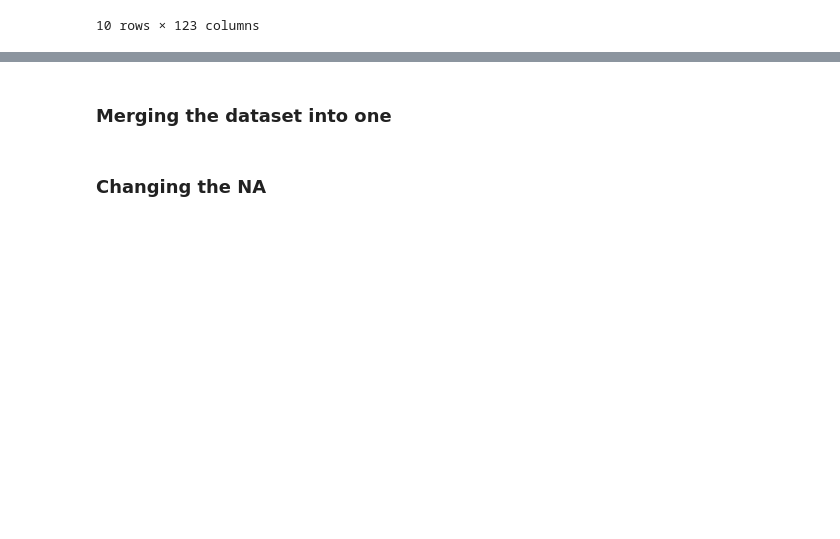
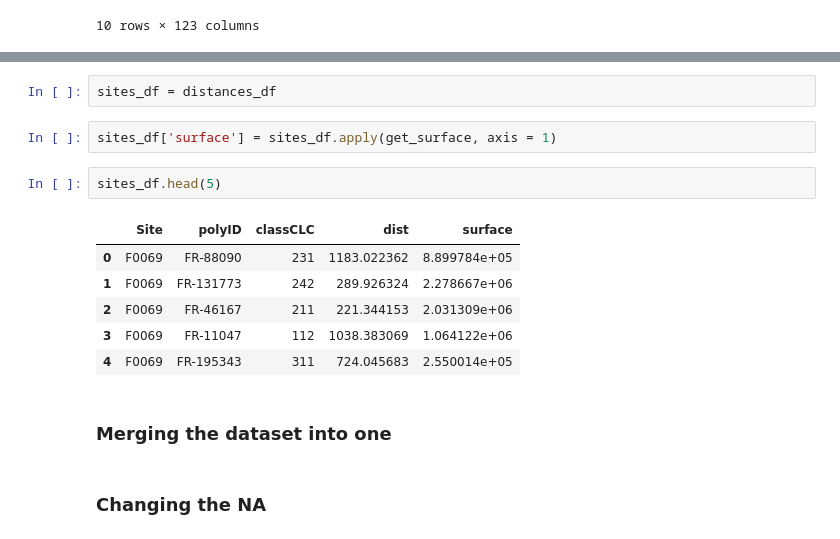
Before and after one commit to Demesmaeker/beeOdiversity, a Jupyter notebook: 01_preprocessing.ipynb, the cells around one changed output, grey strips where cells are left out. Cells and saved outputs as stored; diff of their text form; blank space fills up the shorter version.

Commit message:
adding surface to the distance dataset

```diff
--- a/01_preprocessing.ipynb
+++ b/01_preprocessing.ipynb
@@ -219,3 +236,16 @@ pesticides_df.head(10)
+# %%
+sites_df = distances_df
+# %%
+sites_df['surface'] = sites_df.apply(get_surface, axis = 1)
+# %%
+sites_df.head(5)
+# %% [output]
+|  | Site | polyID | classCLC | dist | surface |
+| 0 | F0069 | FR-88090 | 231 | 1183.022362 | 8.899784e+05 |
+| 1 | F0069 | FR-131773 | 242 | 289.926324 | 2.278667e+06 |
+| 2 | F0069 | FR-46167 | 211 | 221.344153 | 2.031309e+06 |
+| 3 | F0069 | FR-11047 | 112 | 1038.383069 | 1.064122e+06 |
+| 4 | F0069 | FR-195343 | 311 | 724.045683 | 2.550014e+05 |
 # %% [markdown]
 ### Merging the dataset into one
 # %% [markdown]
```
Also changed, not shown: parts of 6 cells of this notebook, 1 other file.
